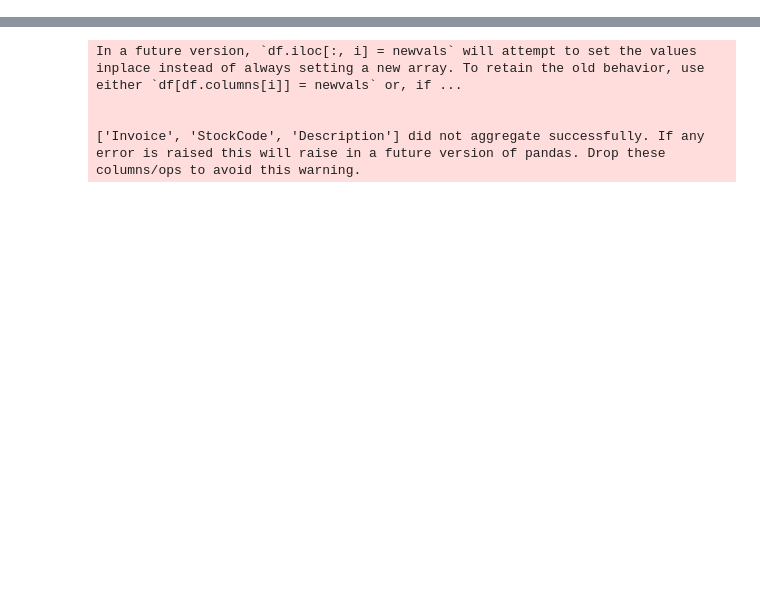
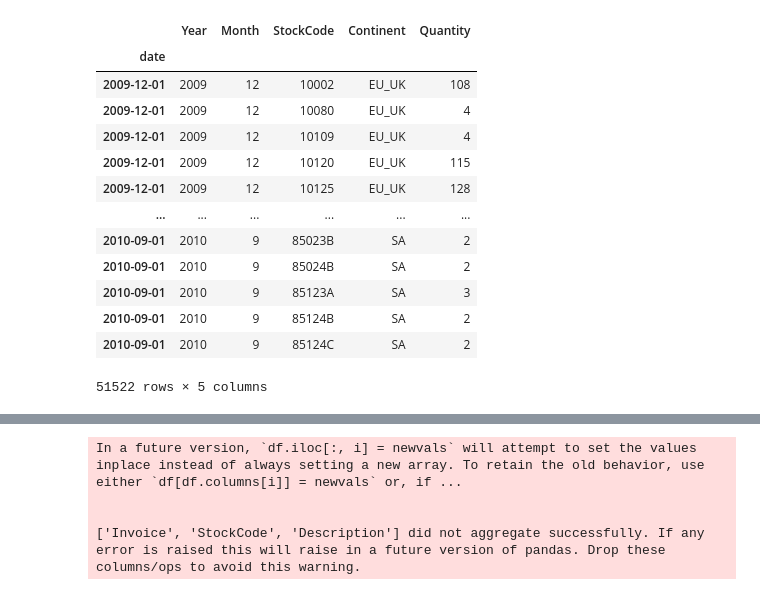
Before and after one commit to wojciechkosiuk/BestHacking-League2k23-mISIe1, a Jupyter notebook: przegladAdam.ipynb, the cells around one changed output, grey strips where cells are left out. Saved outputs shown, nothing was run; the diff lists cells and outputs as text; code cells hidden in the pictures; blank space fills up the shorter version.

```diff
--- a/przegladAdam.ipynb
+++ b/przegladAdam.ipynb
@@ -101,0 +158,17 @@ Index(['Invoice', 'StockCode', 'Description', 'Quantity', 'InvoiceDate',
+# %%
+df
+# %% [output]
+|  | Year | Month | StockCode | Continent | Quantity |
+| date |  |  |  |  |  |
+| 2009-12-01 | 2009 | 12 | 10002 | EU_UK | 108 |
+| 2009-12-01 | 2009 | 12 | 10080 | EU_UK | 4 |
+| 2009-12-01 | 2009 | 12 | 10109 | EU_UK | 4 |
+| 2009-12-01 | 2009 | 12 | 10120 | EU_UK | 115 |
+| 2009-12-01 | 2009 | 12 | 10125 | EU_UK | 128 |
+| ... | ... | ... | ... | ... | ... |
+| 2010-09-01 | 2010 | 9 | 85023B | SA | 2 |
+| 2010-09-01 | 2010 | 9 | 85024B | SA | 2 |
+| 2010-09-01 | 2010 | 9 | 85123A | SA | 3 |
+| 2010-09-01 | 2010 | 9 | 85124B | SA | 2 |
+| 2010-09-01 | 2010 | 9 | 85124C | SA | 2 |
+51522 rows × 5 columns
```
Also changed, not shown: parts of 21 cells of this notebook, 1 other file.
